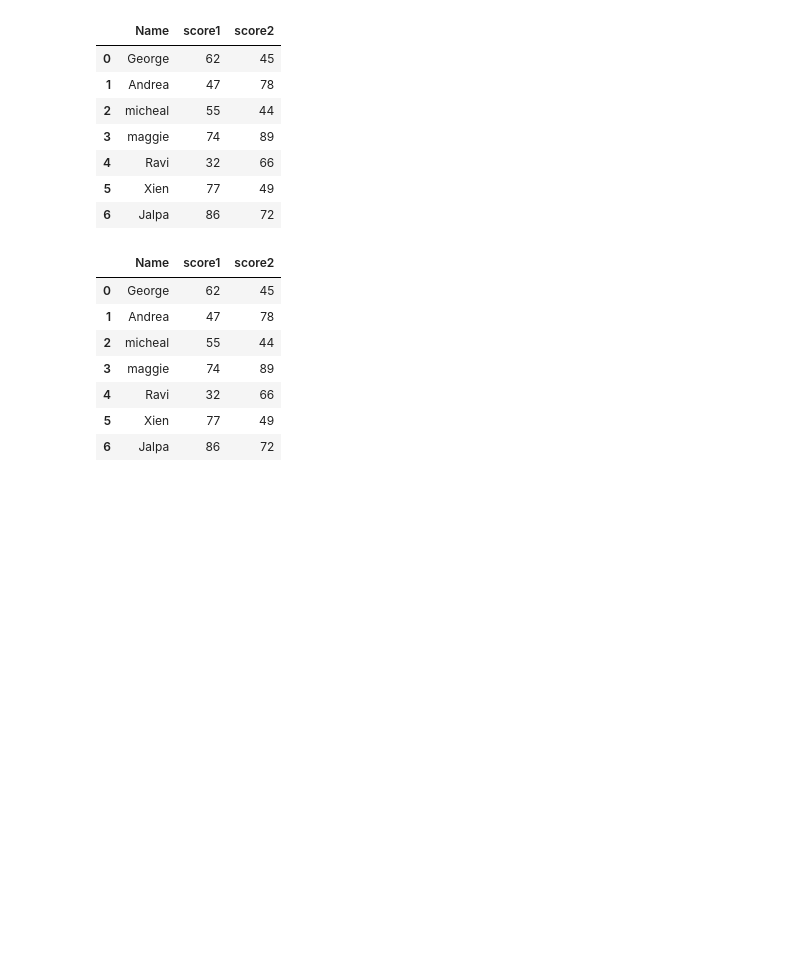
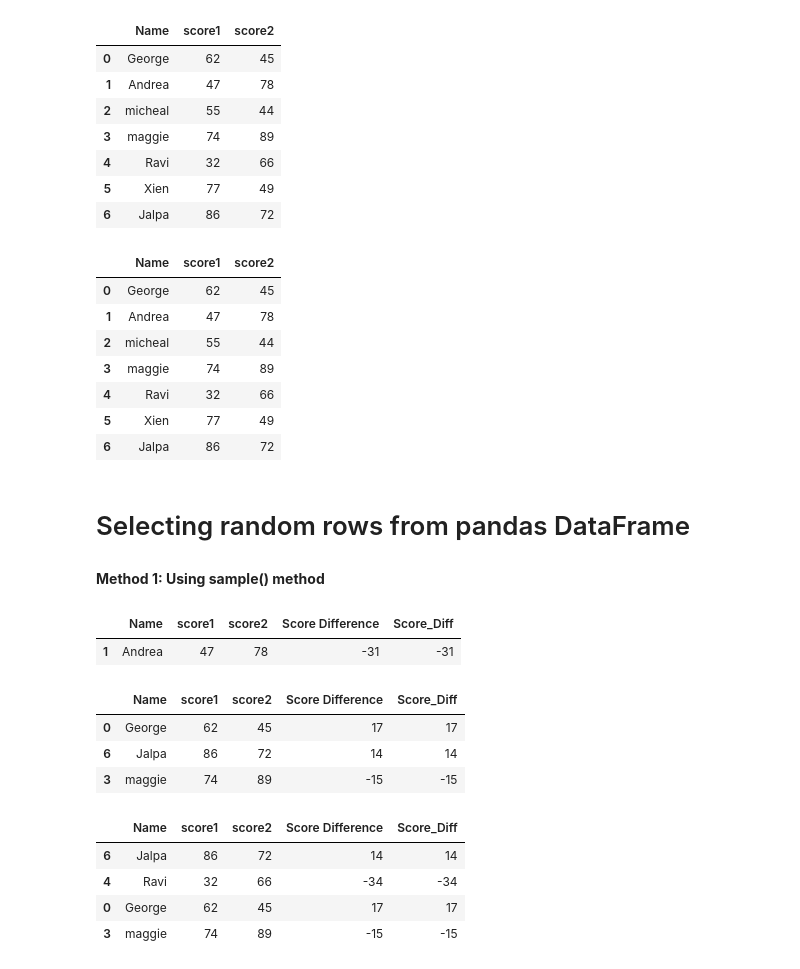
Before and after one commit to harishtm/data_analysis_python, a Jupyter notebook: pypandas/01_intro/exploring_pandas.ipynb, the cells around one changed output. Drawn from its saved outputs; the diff is of its cells as text; code cells hidden in the pictures; blank space fills up the shorter version.

```diff
--- a/pypandas/01_intro/exploring_pandas.ipynb
+++ b/pypandas/01_intro/exploring_pandas.ipynb
@@ -468,3 +468,30 @@ df4
 | 4 | Ravi | 32 | 66 |
 | 5 | Xien | 77 | 49 |
 | 6 | Jalpa | 86 | 72 |
+# %% [markdown]
+# Selecting random rows from pandas DataFrame
+# %% [markdown]
+__Method 1: Using sample() method__
+# %%
+# Select one row randomaly using sample() without give any parameters
+df.sample()
+# %% [output]
+|  | Name | score1 | score2 | Score Difference | Score_Diff |
+| 1 | Andrea | 47 | 78 | -31 | -31 |
+# %%
+# Using parameter n, which selects n numbers of rows randomly
+df.sample(n=3)
+# %% [output]
+|  | Name | score1 | score2 | Score Difference | Score_Diff |
+| 0 | George | 62 | 45 | 17 | 17 |
+| 6 | Jalpa | 86 | 72 | 14 | 14 |
+| 3 | maggie | 74 | 89 | -15 | -15 |
+# %%
+# Using frac parameter
+df.sample(frac=0.5) # here you get .50 % of rows
+# %% [output]
+|  | Name | score1 | score2 | Score Difference | Score_Diff |
+| 6 | Jalpa | 86 | 72 | 14 | 14 |
+| 4 | Ravi | 32 | 66 | -34 | -34 |
+| 0 | George | 62 | 45 | 17 | 17 |
+| 3 | maggie | 74 | 89 | -15 | -15 |
```
Also changed, not shown: parts of 11 cells of this notebook.
